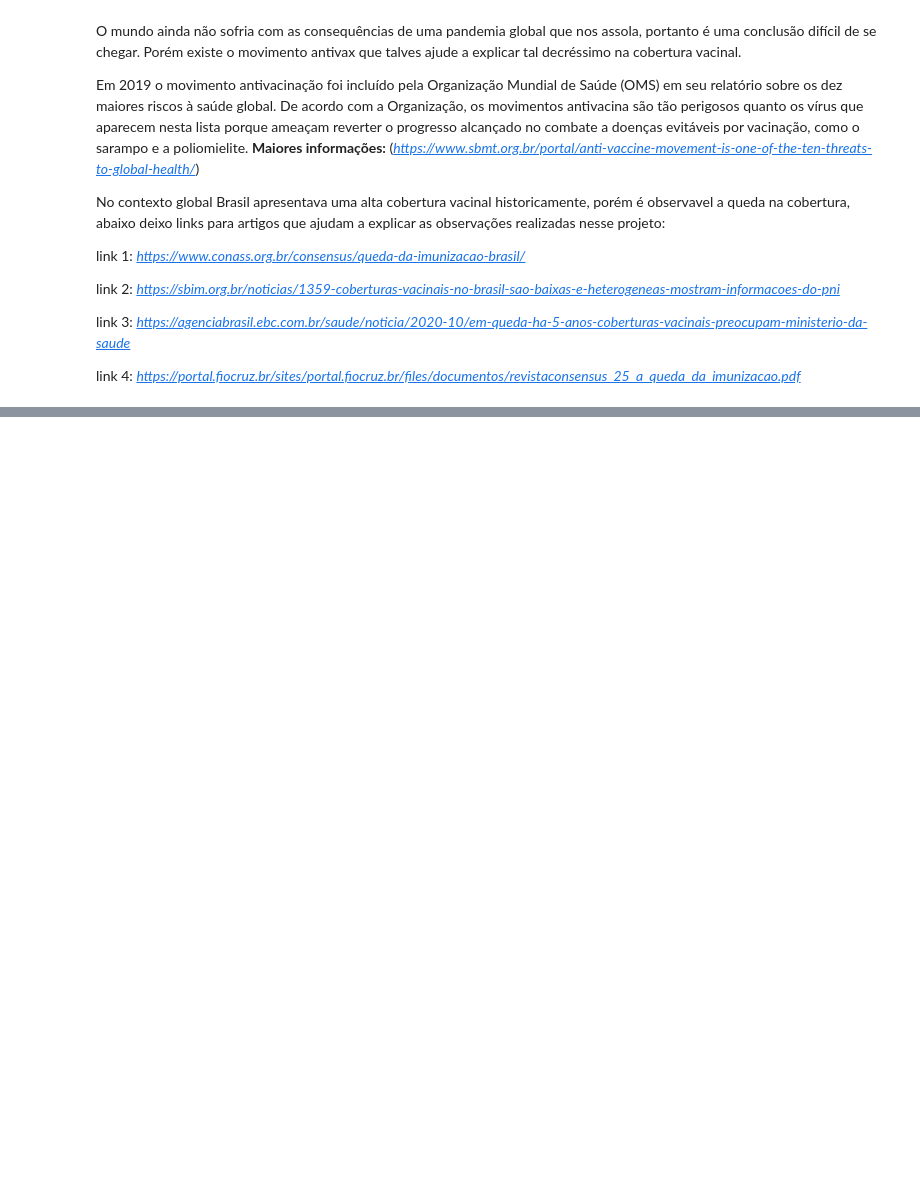
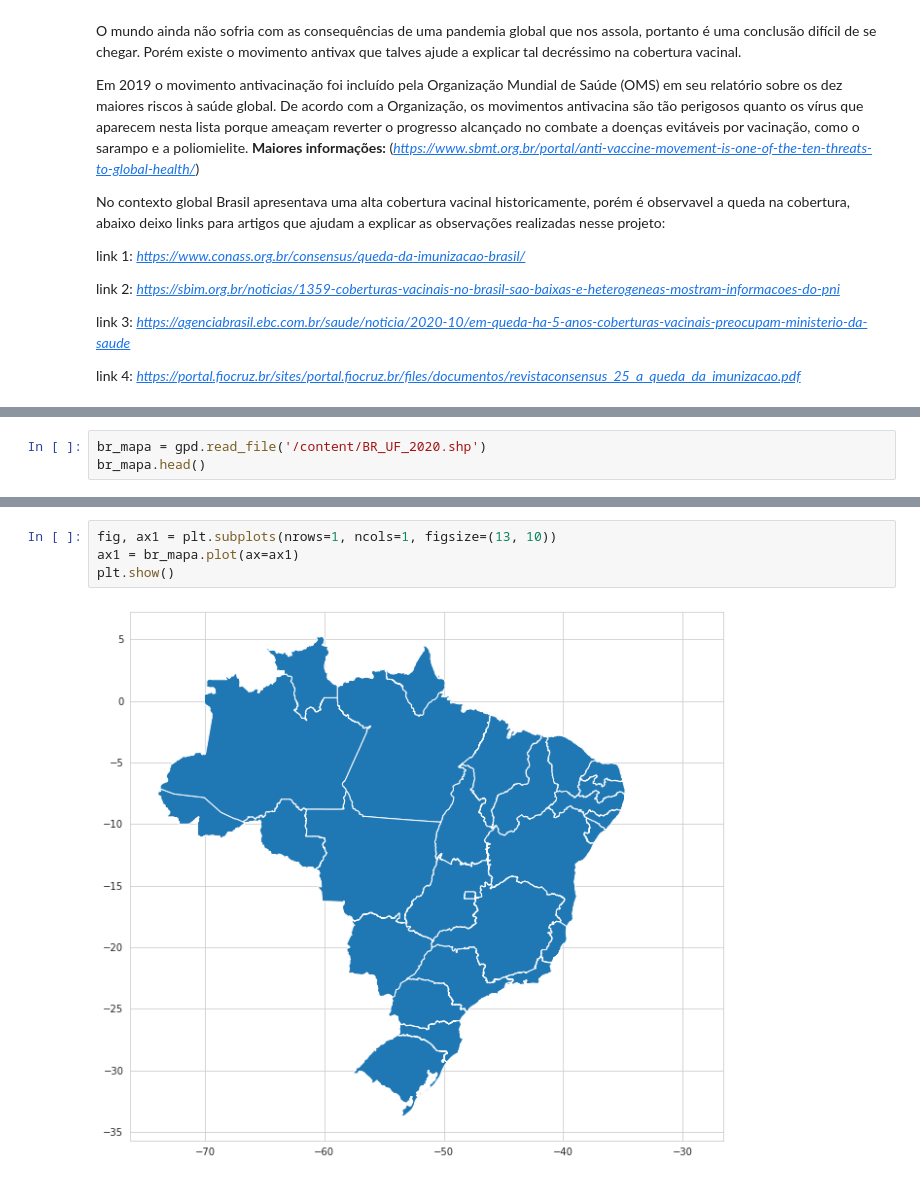
Before and after one commit to silva-felipe/BootCamp_Alura_DataScience, a Jupyter notebook: notebooks/Projeto_modulo2.ipynb, the cells around one changed output, grey strips where cells are left out. Cells and saved outputs as stored; diff of their text form; blank space fills up the shorter version.

```diff
--- a/notebooks/Projeto_modulo2.ipynb
+++ b/notebooks/Projeto_modulo2.ipynb
@@ -568,0 +592,3 @@ link 4: *https://portal.fiocruz.br/sites/portal.fiocruz.br/files/documentos/revi
+# %%
+br_mapa = gpd.read_file('/content/BR_UF_2020.shp')
+br_mapa.head()
@@ -568,0 +602,6 @@ link 4: *https://portal.fiocruz.br/sites/portal.fiocruz.br/files/documentos/revi
+# %%
+fig, ax1 = plt.subplots(nrows=1, ncols=1, figsize=(13, 10))
+ax1 = br_mapa.plot(ax=ax1)
+plt.show()
+# %% [output]
+[figure, added]
```
Also changed, not shown: parts of 10 cells of this notebook.
